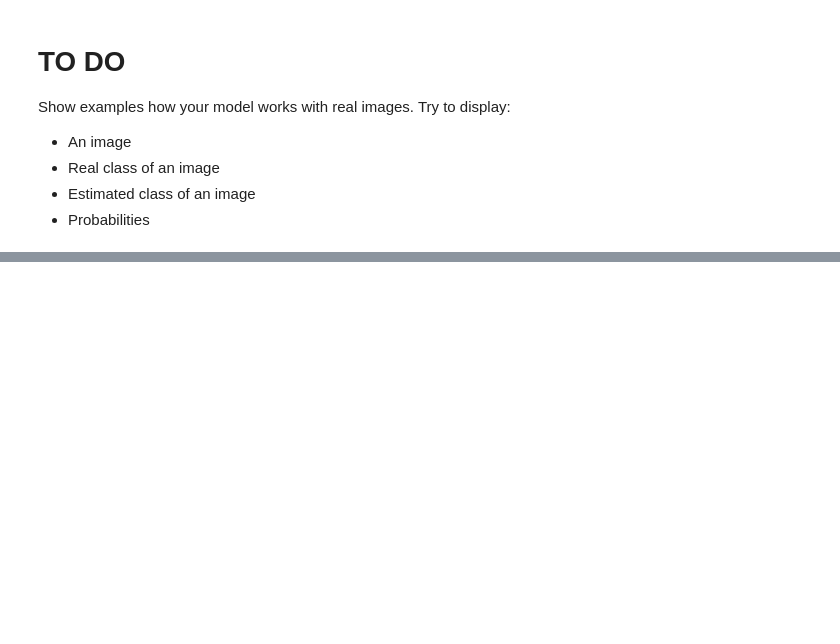
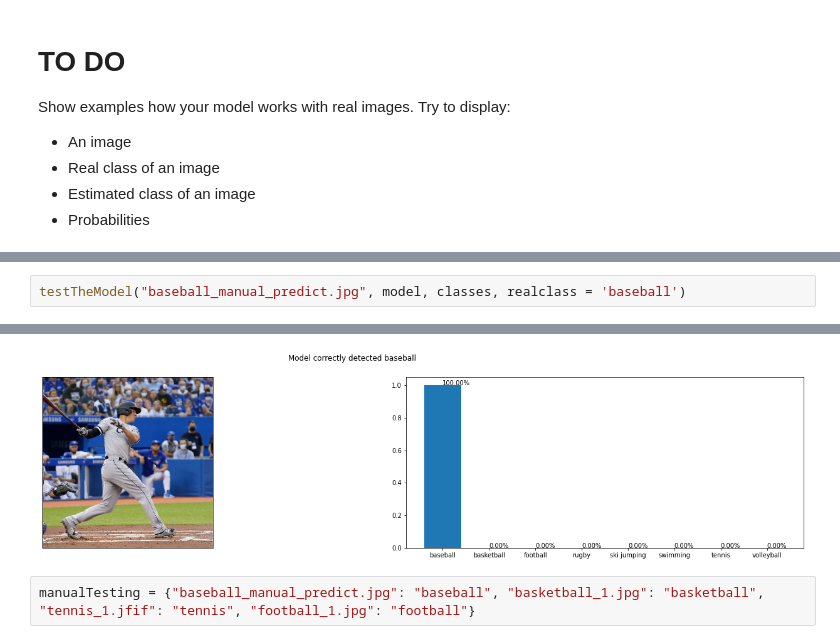
Before and after one commit to Snive6/DeepLearningClasses1, a Jupyter notebook: TransferLearning/Xception.ipynb, the cells around one changed output, grey strips where cells are left out. Saved outputs shown, nothing was run; the diff lists cells and outputs as text; blank space fills up the shorter version.

```diff
--- a/TransferLearning/Xception.ipynb
+++ b/TransferLearning/Xception.ipynb
@@ -379,0 +433,3 @@ Try to display:
+# %%
+testTheModel("baseball_manual_predict.jpg", model, classes, realclass = 'baseball')
+# %% [output]
@@ -379,0 +437,3 @@ Try to display:
+[figure, added]
+# %%
+manualTesting = {"baseball_manual_predict.jpg": "baseball", "basketball_1.jpg": "basketball", "tennis_1.jfif": "tennis", "football_1.jpg": "football"}
```
Also changed, not shown: parts of 11 cells of this notebook.
